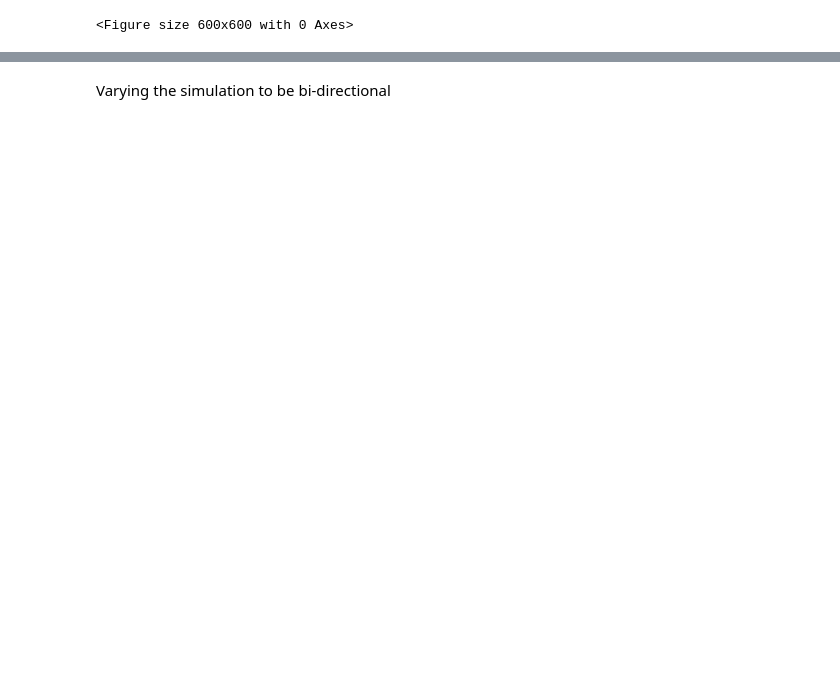
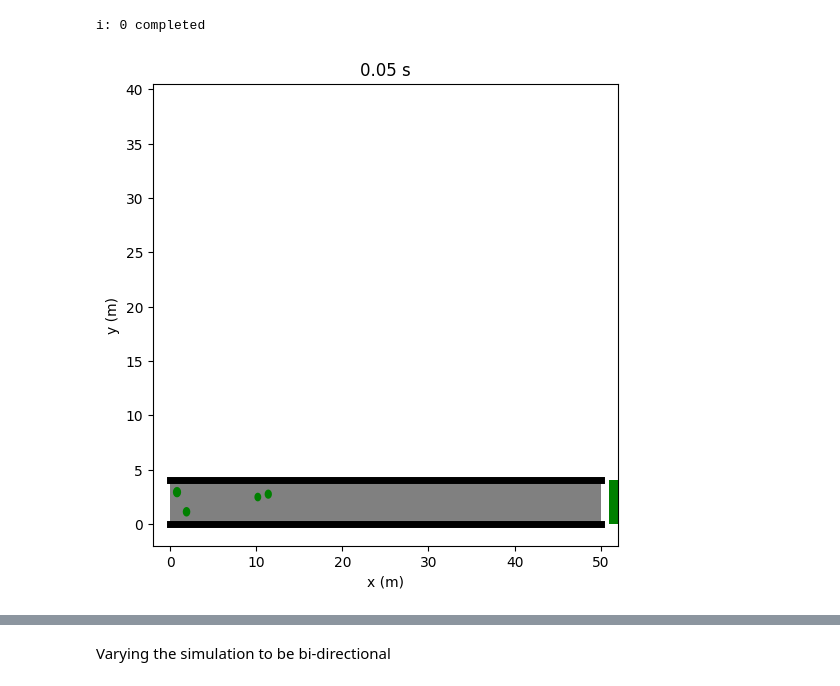
Before and after one commit to Kateh1871/Transport-and-Mobility-Modelling, a Jupyter notebook: Week_4/scenario_corridor.ipynb, the cells around one changed output, grey strips where cells are left out. Saved outputs shown, nothing was run; the diff lists cells and outputs as text; code cells hidden in the pictures; blank space fills up the shorter version.

```diff
--- a/Week_4/scenario_corridor.ipynb
+++ b/Week_4/scenario_corridor.ipynb
@@ -76,36 +76,40 @@ world_definition = {
     },
     "boundaries": [[0, 0, corridor_length, 0], [0, corridor_width, corridor_length, corridor_width]],
     "periodic_boundaries": {"axis": "x", "pos1": 0, "pos2": corridor_length},
     "functions": {
         "update_directions": update_directions,
         "process_interactions": process_interactions,
         "pedestrian_initialisation": pedestrian_initialisation
     }
 }
 
 world = World(world_definition)
 
 statistics = []
 
 # Run simulation for 60 seconds
-for i in range(1200):
+for i in range(600):
+    print(f'i: {i} completed')
     world.update(0.05)
     # for i_ped, ped in world.pedestriants.items():
     if i%10==0:
         # pass
 
         statistics.append({'time': world.time,
                         'pedestrians': [{'id': i_ped,
                                             'position': ped.pos,
                                             'velocity': ped.vel
                                             } for i_ped, ped in world.pedestrians.items()]
                         })
 
 
+
         # rendering doesn't work :(
-        # world.render()
+        world.render()
+        break
 # %% [output]
-<Figure size 600x600 with 0 Axes>
+i: 0 completed
+[figure, added]
 # %%
 # get density of crowd
 def Density(stats, width, length):
```
Also changed, not shown: parts of 3 cells of this notebook, 13 other files.
